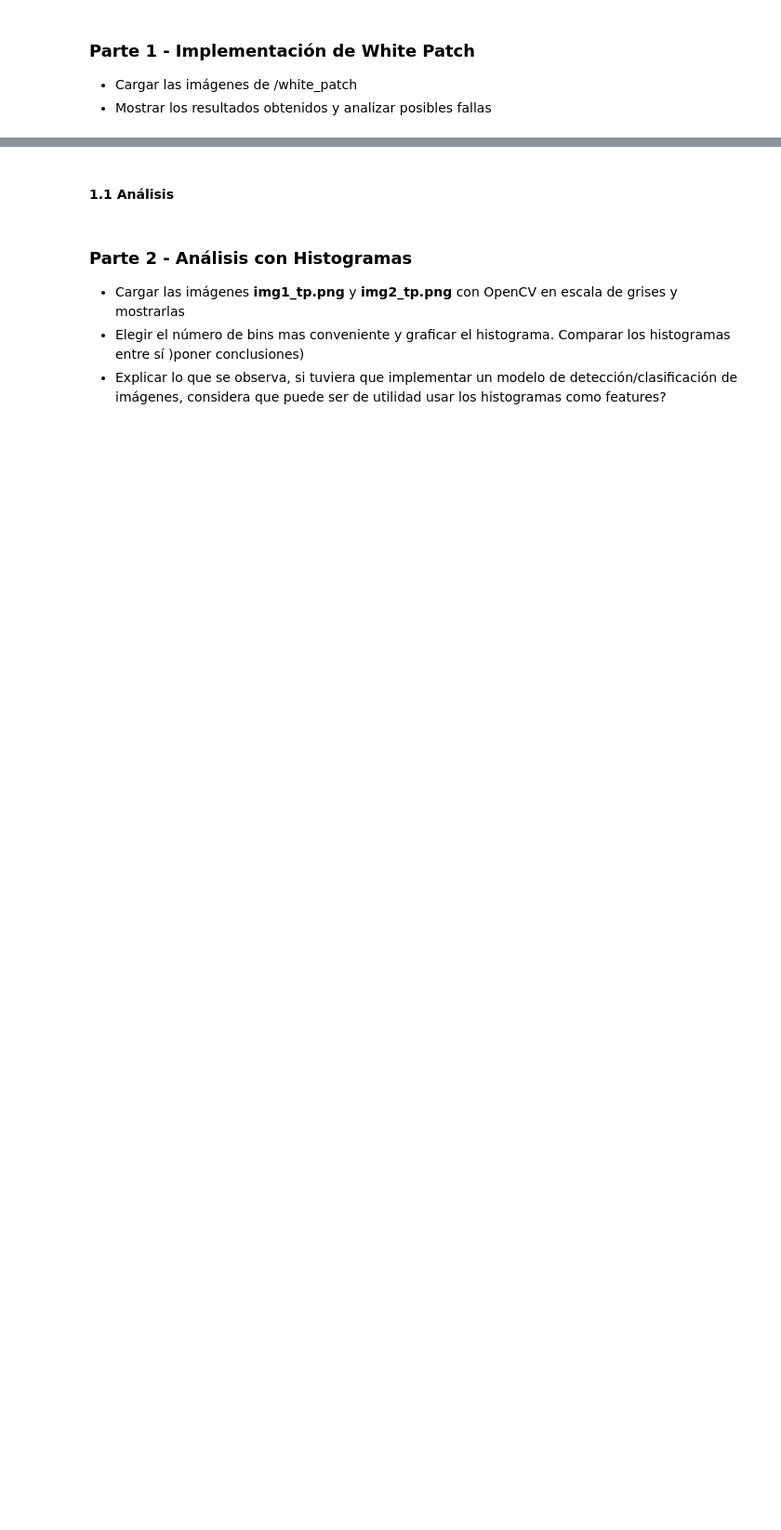
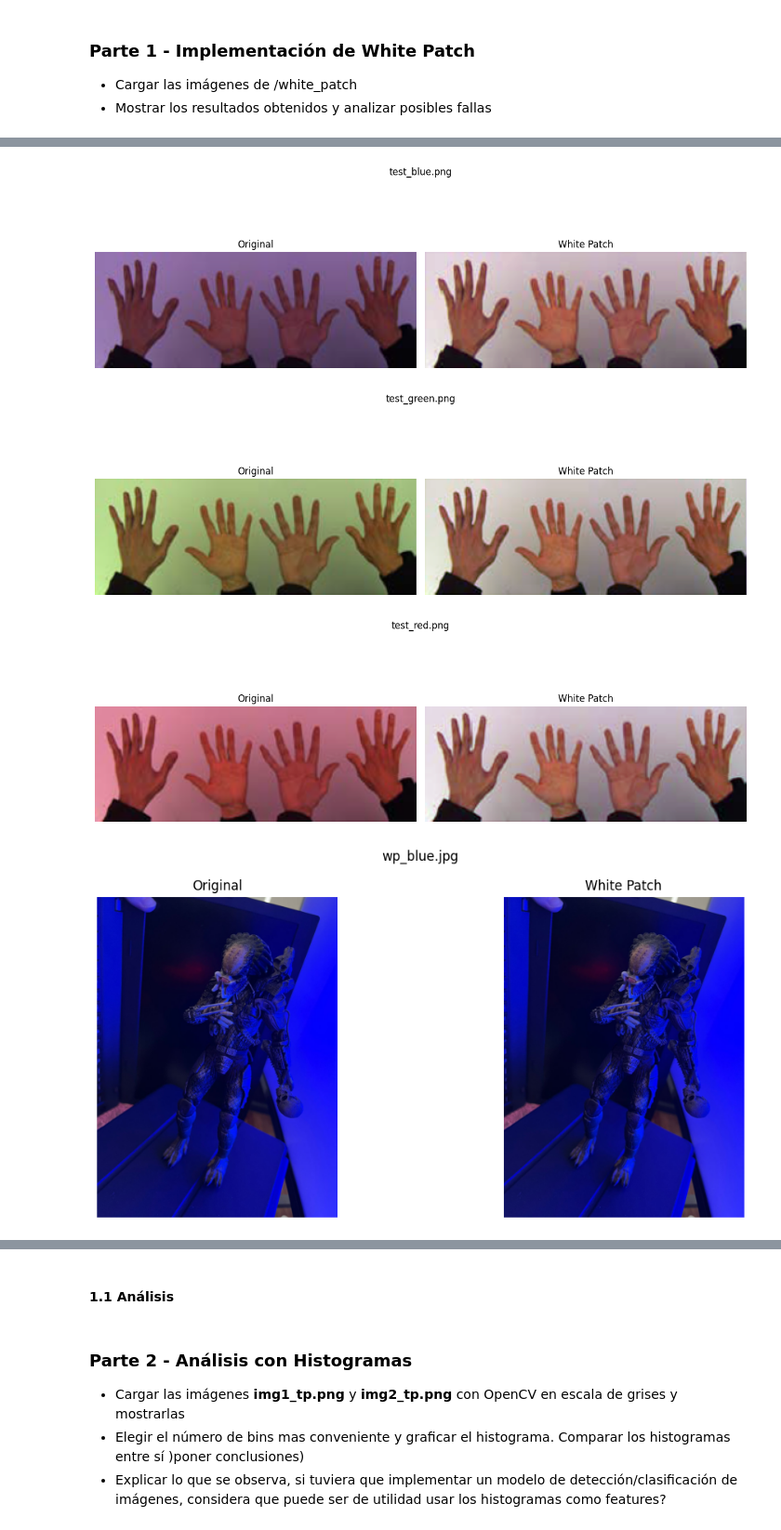
Before and after one commit to marcehluna/DVxC-VxCI-TP1, a Jupyter notebook: TP1.ipynb, the cells around one changed output, grey strips where cells are left out. Shown at 93% size. Drawn from its saved outputs; the diff is of its cells as text; code cells hidden in the pictures; blank space fills up the shorter version.

Commit message:
Implementada parte 1 (faltan conclusiones) y carga de imagenes de parte 2

```diff
--- a/TP1.ipynb
+++ b/TP1.ipynb
@@ -58,0 +154,32 @@ def aplicar_white_patch(imagen):
+# %%
+if not imagenes_white_patch:
+    print("No hay imágenes cargadas. Ejecutá primero la celda de carga.")
+else:
+    # Procesar y visualizar cada imagen del conjunto cargado
+    for nombre, imagen_original in imagenes_white_patch.items():
+        # Aplicar el algoritmo White Patch definido anteriormente
+        imagen_corregida = aplicar_white_patch(imagen_original)
+
+        # OpenCV lee en BGR; matplotlib muestra colores correctos en RGB
+        original_rgb = cv2.cvtColor(imagen_original, cv2.COLOR_BGR2RGB)
+        corregida_rgb = cv2.cvtColor(imagen_corregida, cv2.COLOR_BGR2RGB)
+
+        # Figura con dos subplots: original a la izquierda, corregida a la derecha
+        figura, ejes = plt.subplots(1, 2, figsize=(12, 5))
+
+        ejes[0].imshow(original_rgb)
+        ejes[0].set_title("Original")
+        ejes[0].axis("off")
+
+        ejes[1].imshow(corregida_rgb)
+        ejes[1].set_title("White Patch")
+        ejes[1].axis("off")
+
+        figura.suptitle(nombre)
+        plt.tight_layout()
+        plt.show()
+# %% [output]
+[figure, added]
+[figure, added]
+[figure, added]
+[figure, added]
```
Also changed, not shown: parts of 7 cells of this notebook, 10 other files.
